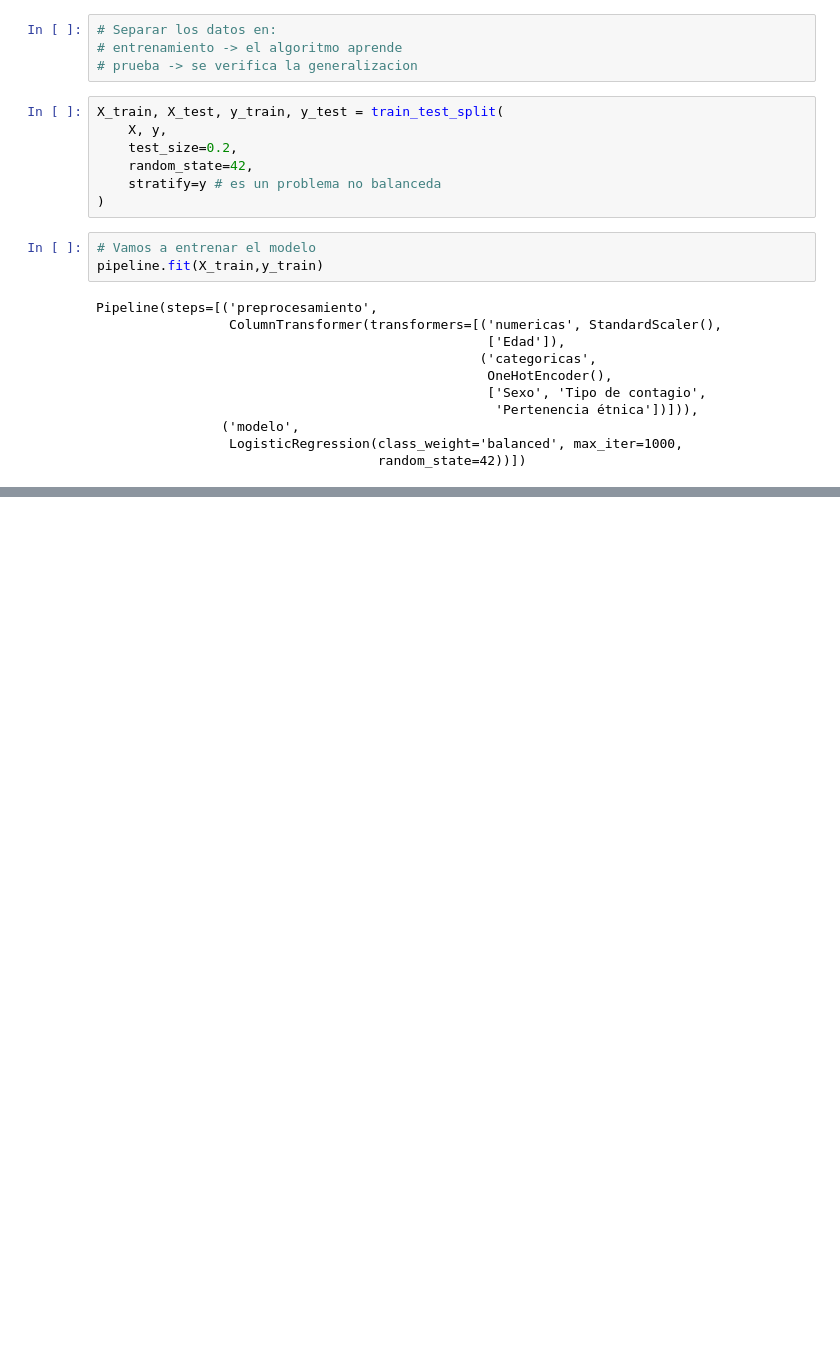
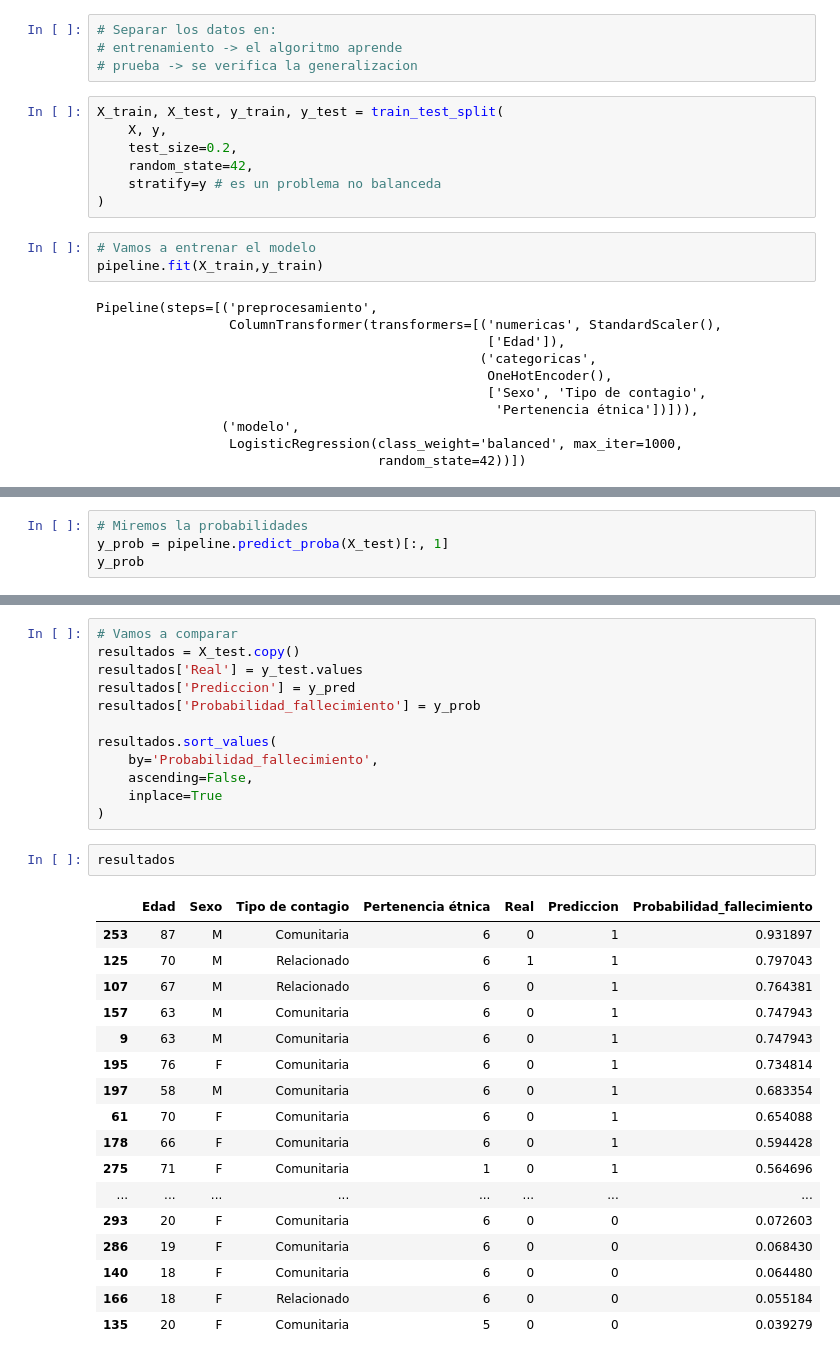
Before and after one commit to asegura4488/EDCO_IntroCienciaDatos, a Jupyter notebook: Semana3/Pandas_EstudioExploratorio.ipynb, the cells around one changed output, grey strips where cells are left out. Cells and saved outputs as stored; diff of their text form; blank space fills up the shorter version.

```diff
--- a/Semana3/Pandas_EstudioExploratorio.ipynb
+++ b/Semana3/Pandas_EstudioExploratorio.ipynb
@@ -708,0 +723,4 @@ Pipeline(steps=[('preprocesamiento',
+# %%
+# Miremos la probabilidades
+y_prob = pipeline.predict_proba(X_test)[:, 1]
+y_prob
@@ -708,0 +740,32 @@ Pipeline(steps=[('preprocesamiento',
+# %%
+# Vamos a comparar
+resultados = X_test.copy()
+resultados['Real'] = y_test.values
+resultados['Prediccion'] = y_pred
+resultados['Probabilidad_fallecimiento'] = y_prob
+
+resultados.sort_values(
+    by='Probabilidad_fallecimiento',
+    ascending=False,
+    inplace=True
+)
+# %%
+resultados
+# %% [output]
+|  | Edad | Sexo | Tipo de contagio | Pertenencia étnica | Real | Prediccion | Probabilidad_fallecimiento |
+| 253 | 87 | M | Comunitaria | 6 | 0 | 1 | 0.931897 |
+| 125 | 70 | M | Relacionado | 6 | 1 | 1 | 0.797043 |
+| 107 | 67 | M | Relacionado | 6 | 0 | 1 | 0.764381 |
+| 157 | 63 | M | Comunitaria | 6 | 0 | 1 | 0.747943 |
+| 9 | 63 | M | Comunitaria | 6 | 0 | 1 | 0.747943 |
+| 195 | 76 | F | Comunitaria | 6 | 0 | 1 | 0.734814 |
+| 197 | 58 | M | Comunitaria | 6 | 0 | 1 | 0.683354 |
+| 61 | 70 | F | Comunitaria | 6 | 0 | 1 | 0.654088 |
+| 178 | 66 | F | Comunitaria | 6 | 0 | 1 | 0.594428 |
+| 275 | 71 | F | Comunitaria | 1 | 0 | 1 | 0.564696 |
+| ... | ... | ... | ... | ... | ... | ... | ... |
+| 293 | 20 | F | Comunitaria | 6 | 0 | 0 | 0.072603 |
+| 286 | 19 | F | Comunitaria | 6 | 0 | 0 | 0.068430 |
+| 140 | 18 | F | Comunitaria | 6 | 0 | 0 | 0.064480 |
+| 166 | 18 | F | Relacionado | 6 | 0 | 0 | 0.055184 |
+| 135 | 20 | F | Comunitaria | 5 | 0 | 0 | 0.039279 |
```
Also changed, not shown: parts of 5 cells of this notebook.
